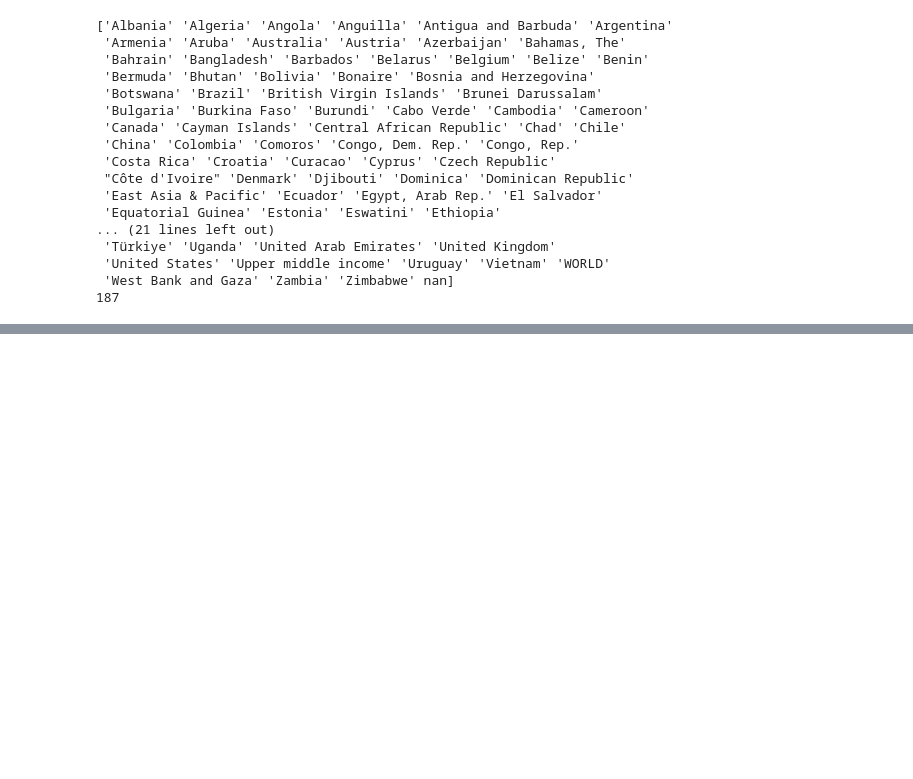
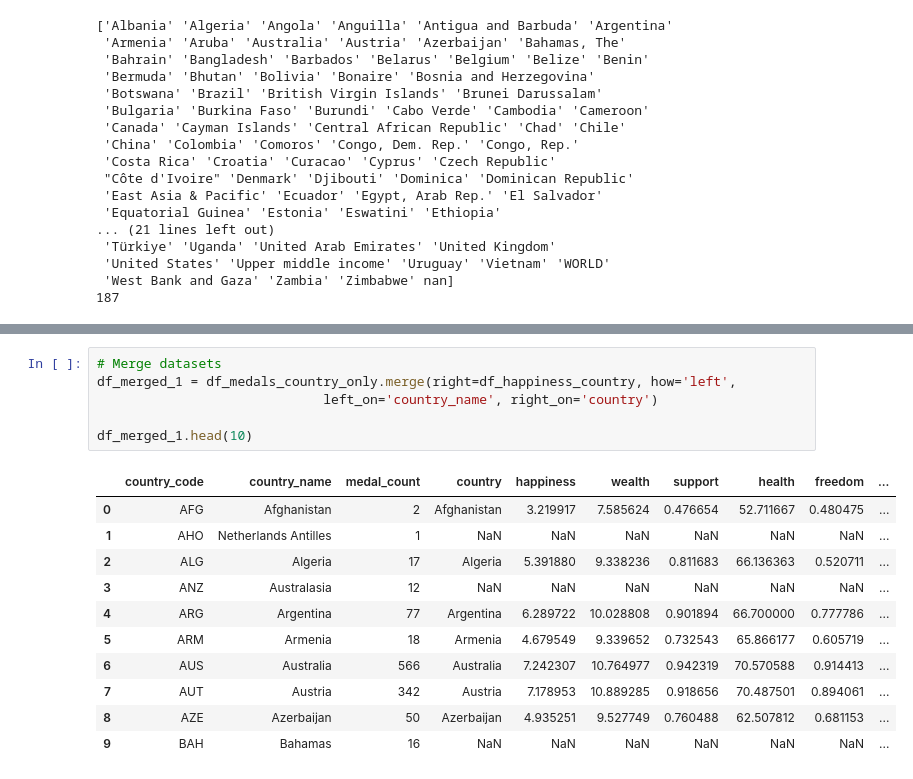
Before and after one commit to JimGile/group3-project1, a Jupyter notebook: src/jg_merge_datasets.ipynb, the cells around one changed output, grey strips where cells are left out. Cells and saved outputs as stored; diff of their text form; blank space fills up the shorter version.

```diff
--- a/src/jg_merge_datasets.ipynb
+++ b/src/jg_merge_datasets.ipynb
@@ -189,0 +194,18 @@ df_happiness_country = df_happiness.drop(columns=['year']).groupby('country').me
+# %%
+# Merge datasets
+df_merged_1 = df_medals_country_only.merge(right=df_happiness_country, how='left',
+                             left_on='country_name', right_on='country')
+
+df_merged_1.head(10)
+# %% [output]
+|  | country_code | country_name | medal_count | country | happiness | wealth | support | health | freedom | ... |
+| 0 | AFG | Afghanistan | 2 | Afghanistan | 3.219917 | 7.585624 | 0.476654 | 52.711667 | 0.480475 | ... |
+| 1 | AHO | Netherlands Antilles | 1 | NaN | NaN | NaN | NaN | NaN | NaN | ... |
+| 2 | ALG | Algeria | 17 | Algeria | 5.391880 | 9.338236 | 0.811683 | 66.136363 | 0.520711 | ... |
+| 3 | ANZ | Australasia | 12 | NaN | NaN | NaN | NaN | NaN | NaN | ... |
+| 4 | ARG | Argentina | 77 | Argentina | 6.289722 | 10.028808 | 0.901894 | 66.700000 | 0.777786 | ... |
+| 5 | ARM | Armenia | 18 | Armenia | 4.679549 | 9.339652 | 0.732543 | 65.866177 | 0.605719 | ... |
+| 6 | AUS | Australia | 566 | Australia | 7.242307 | 10.764977 | 0.942319 | 70.570588 | 0.914413 | ... |
+| 7 | AUT | Austria | 342 | Austria | 7.178953 | 10.889285 | 0.918656 | 70.487501 | 0.894061 | ... |
+| 8 | AZE | Azerbaijan | 50 | Azerbaijan | 4.935251 | 9.527749 | 0.760488 | 62.507812 | 0.681153 | ... |
+| 9 | BAH | Bahamas | 16 | NaN | NaN | NaN | NaN | NaN | NaN | ... |
```
Also changed, not shown: parts of 8 cells of this notebook.
